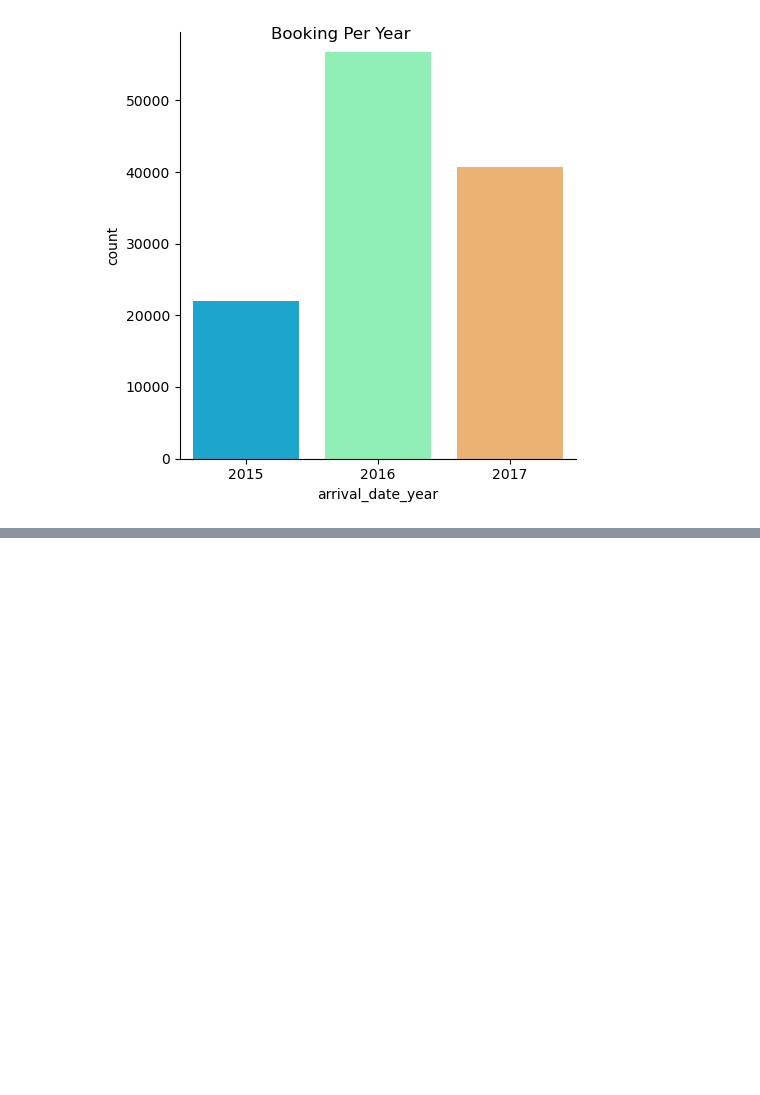
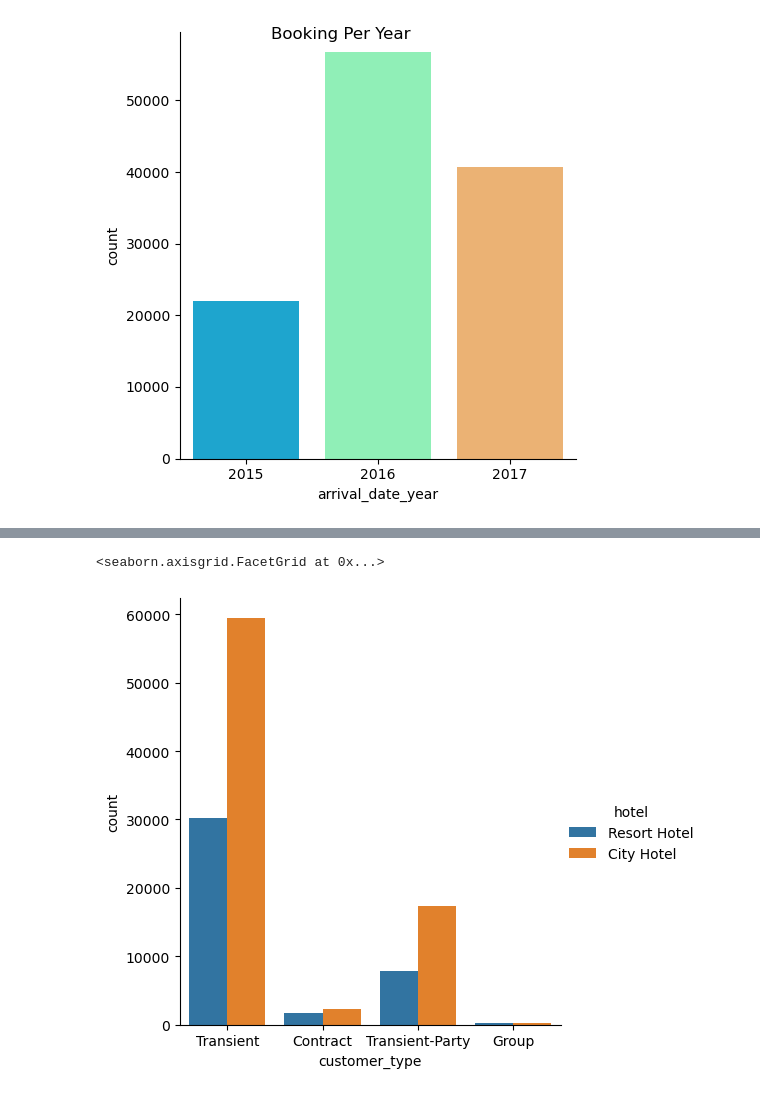
Before and after one commit to ShoshiFinkel/IntegralyticCourse, a Jupyter notebook: SeabornGP.ipynb, the cells around one changed output, grey strips where cells are left out. Cells and saved outputs as stored; diff of their text form; code cells hidden in the pictures; blank space fills up the shorter version.

```diff
--- a/SeabornGP.ipynb
+++ b/SeabornGP.ipynb
@@ -165,0 +177,5 @@ Text(0.5, 0.98, 'Booking Per Year')
+# %%
+sns.catplot(data=hotel_bookings, x = 'customer_type', kind = 'count', height = 5, hue= 'hotel')
+# %% [output]
+<seaborn.axisgrid.FacetGrid at 0x...>
+[figure, added]
```
Also changed, not shown: parts of 10 cells of this notebook.
